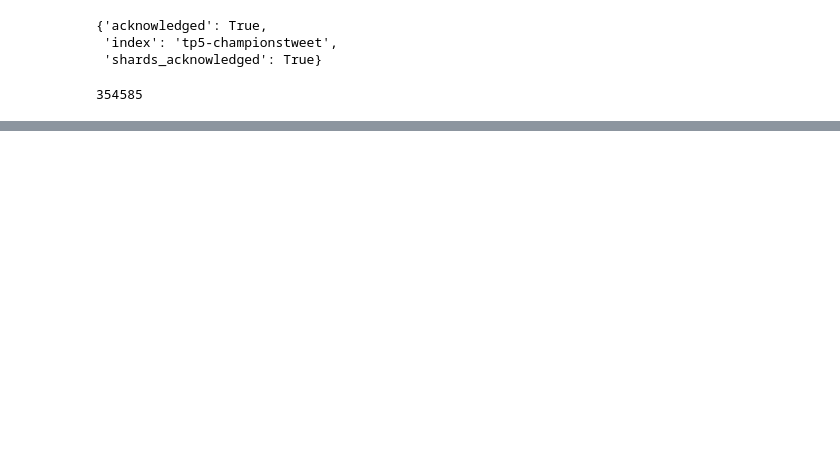
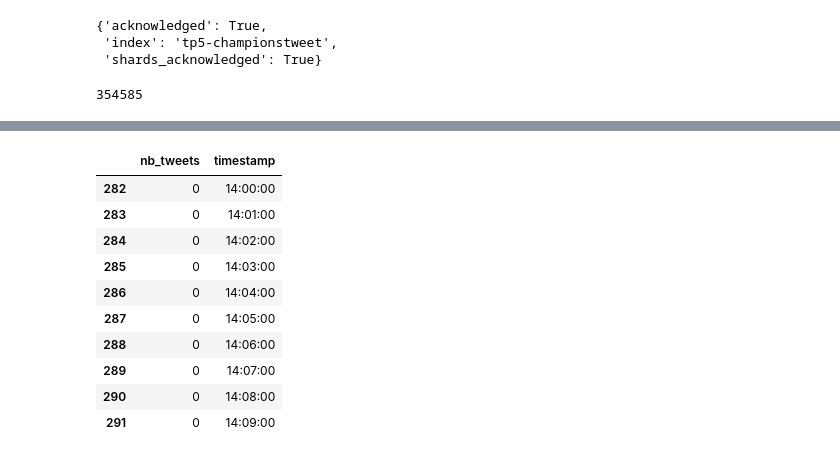
Before and after one commit to matthieuvernier/INFO268, a Jupyter notebook: TP5/TP5- Análisis de tweets durante evento social.ipynb, the cells around one changed output, grey strips where cells are left out. Cells and saved outputs as stored; diff of their text form; code cells hidden in the pictures; blank space fills up the shorter version.

```diff
--- a/TP5/TP5- Análisis de tweets durante evento social.ipynb
+++ b/TP5/TP5- Análisis de tweets durante evento social.ipynb
@@ -79,0 +125,21 @@ TWEET:RT @ActuFoot_: Liverpool pousse dans ce début de match et ne quitte pas l
+# %%
+import datetime
+
+def timestamp2date(x):
+    y = datetime.datetime.fromtimestamp(x/1000).strftime('%H:%M:%S')
+    return y
+
+df_tweetsByMinutes_filtered['timestamp']=df_tweetsByMinutes_filtered['timestamp'].apply(timestamp2date)
+df_tweetsByMinutes_filtered[:10]
+# %% [output]
+|  | nb_tweets | timestamp |
+| 282 | 0 | 14:00:00 |
+| 283 | 0 | 14:01:00 |
+| 284 | 0 | 14:02:00 |
+| 285 | 0 | 14:03:00 |
+| 286 | 0 | 14:04:00 |
+| 287 | 0 | 14:05:00 |
+| 288 | 0 | 14:06:00 |
+| 289 | 0 | 14:07:00 |
+| 290 | 0 | 14:08:00 |
+| 291 | 0 | 14:09:00 |
```
Also changed, not shown: parts of 7 cells of this notebook.
